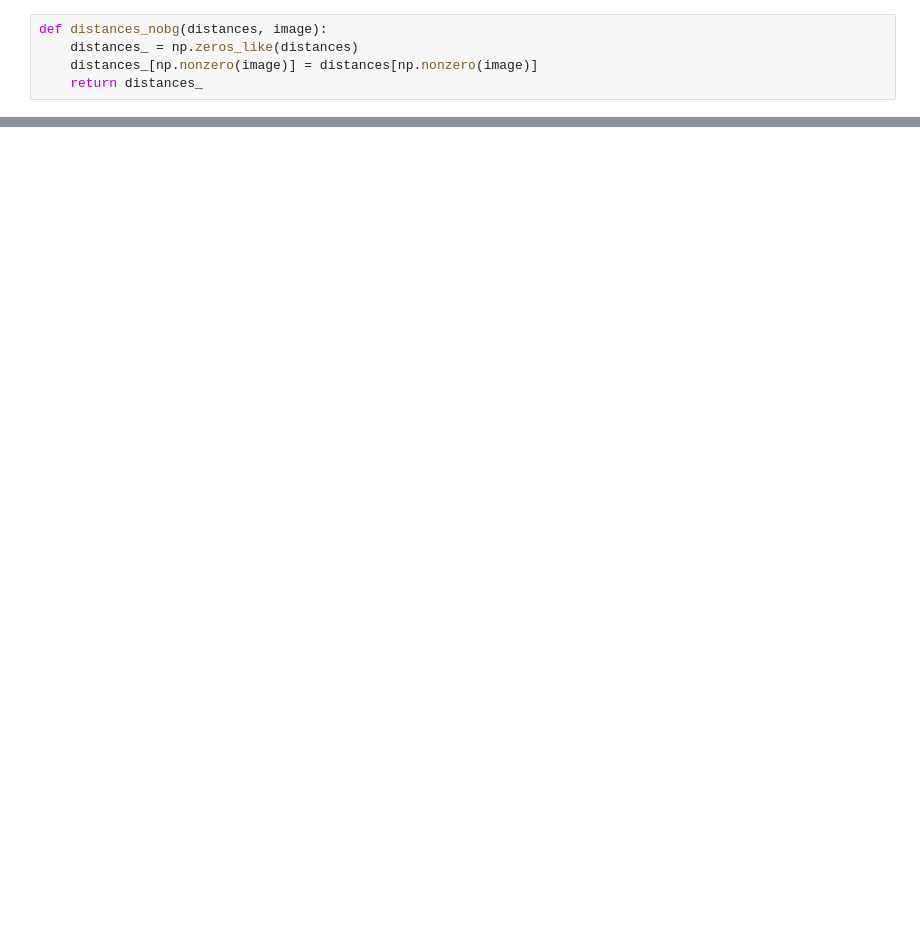
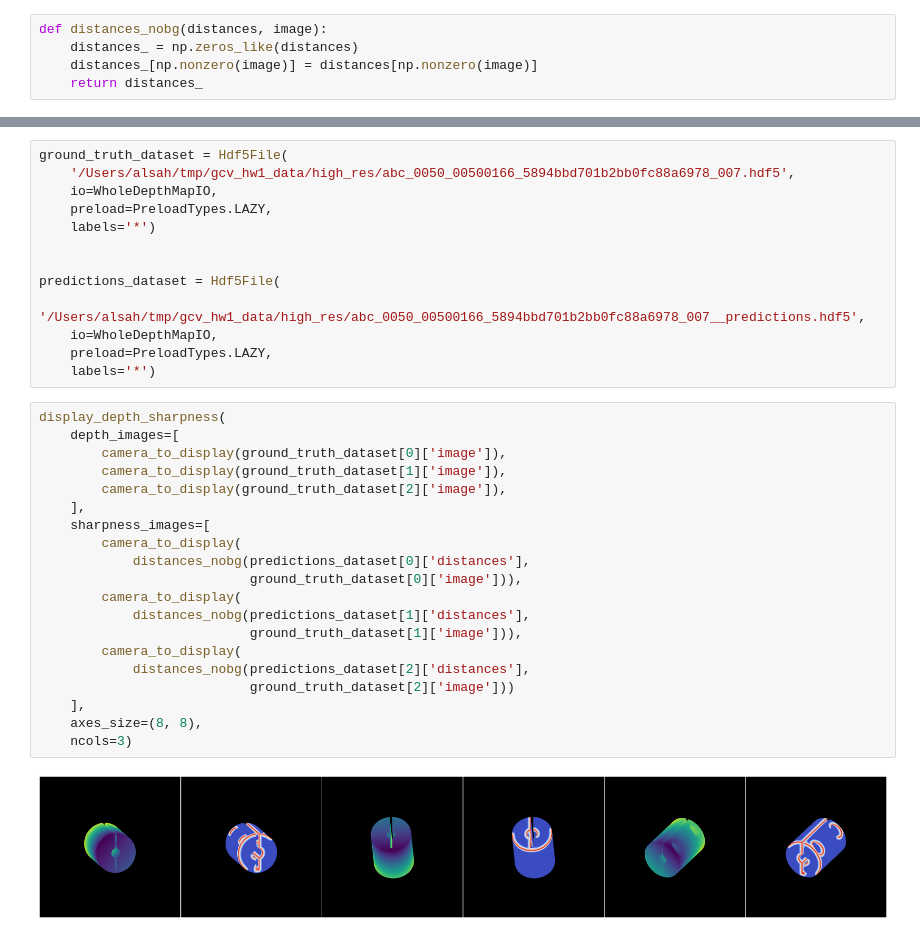
Before and after one commit to NadezhdaAlsahanova/gcv_hw1, a Jupyter notebook: notebooks/gcv_v20211_hw1.ipynb, the cells around one changed output, grey strips where cells are left out. Drawn from its saved outputs; the diff is of its cells as text; blank space fills up the shorter version.

```diff
--- a/notebooks/gcv_v20211_hw1.ipynb
+++ b/notebooks/gcv_v20211_hw1.ipynb
@@ -94,0 +114,35 @@ display_sharpness(
+# %%
+ground_truth_dataset = Hdf5File(
+    '/Users/alsah/tmp/gcv_hw1_data/high_res/abc_0050_00500166_5894bbd701b2bb0fc88a6978_007.hdf5',
+    io=WholeDepthMapIO,
+    preload=PreloadTypes.LAZY,
+    labels='*')
+
+
+predictions_dataset = Hdf5File(
+    '/Users/alsah/tmp/gcv_hw1_data/high_res/abc_0050_00500166_5894bbd701b2bb0fc88a6978_007__predictions.hdf5',
+    io=WholeDepthMapIO,
+    preload=PreloadTypes.LAZY,
+    labels='*')
+# %%
+display_depth_sharpness(
+    depth_images=[
+        camera_to_display(ground_truth_dataset[0]['image']),
+        camera_to_display(ground_truth_dataset[1]['image']),
+        camera_to_display(ground_truth_dataset[2]['image']),
+    ],
+    sharpness_images=[
+        camera_to_display(
+            distances_nobg(predictions_dataset[0]['distances'],
+                           ground_truth_dataset[0]['image'])),
+        camera_to_display(
+            distances_nobg(predictions_dataset[1]['distances'],
+                           ground_truth_dataset[1]['image'])),
+        camera_to_display(
+            distances_nobg(predictions_dataset[2]['distances'],
+                           ground_truth_dataset[2]['image']))
+    ],
+    axes_size=(8, 8),
+    ncols=3)
+# %% [output]
+[figure, added]
```
Also changed, not shown: parts of 15 cells of this notebook, 12 other files.
